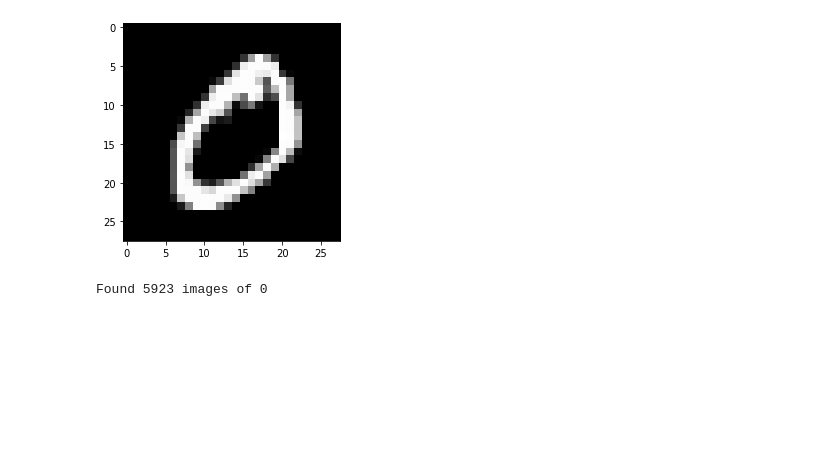
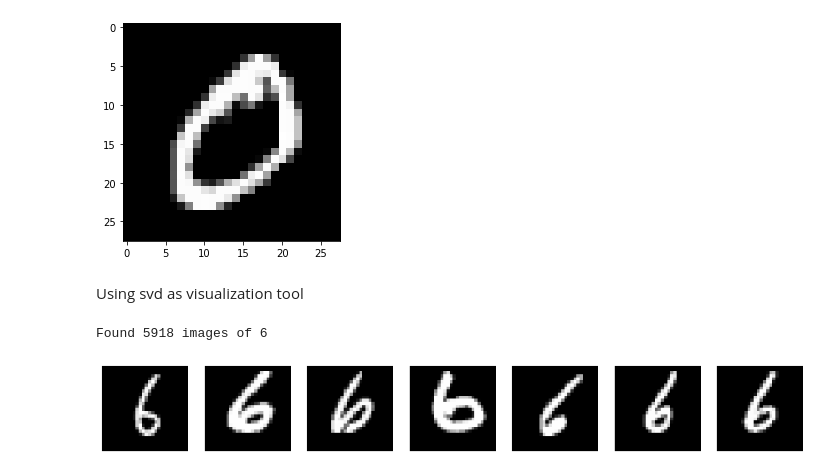
Before and after one commit to Mengxue12/Maching_Learning, a Jupyter notebook: lab02/ml02-exercise.ipynb, the cells around one changed output. Cells and saved outputs as stored; diff of their text form; code cells hidden in the pictures; blank space fills up the shorter version.

```diff
--- a/lab02/ml02-exercise.ipynb
+++ b/lab02/ml02-exercise.ipynb
@@ -127,21 +133,25 @@ plt.imshow(train_X[1], cmap=plt.cm.gray)
 # %% [output]
 <matplotlib.image.AxesImage at 0x...>
 [figure]
+# %% [markdown]
+Using svd as visualization tool
 # %%
-num0 = [i for i in train_y if i==0]
+num0 = [i for i, lab in enumerate(train_y) if train_y[i]==6]
 
-print(f'Found {len(num0)} images of 0')
+print(f'Found {len(num0)} images of 6')
 # %% [output]
-Found 5923 images of 0
+Found 5918 images of 6
 # %%
 import random
 
 def show_pics(flist, k):
     plt.figure(figsize=(15, 40))
     for i, row in enumerate(random.sample(flist, k)):
         plt.subplot(1,k,i+1)
-        image = train_X[i]
+        image = train_X[row]
         plt.imshow(image, cmap=plt.cm.gray)
         plt.axis('off')
 
-show_pics(watts, 5)
+show_pics(num0, 7)
+# %% [output]
+[figure, added]
```
Also changed, not shown: parts of 8 cells of this notebook.
